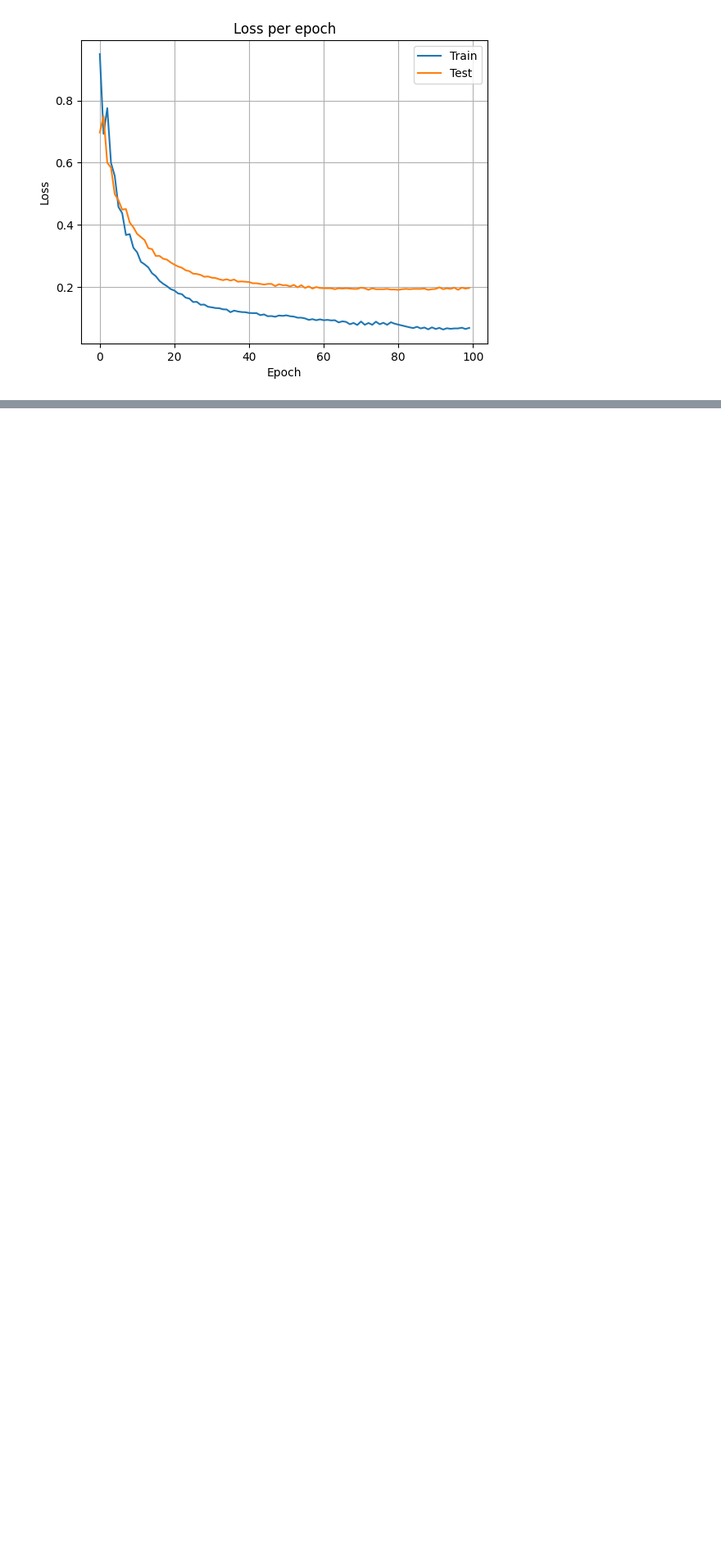
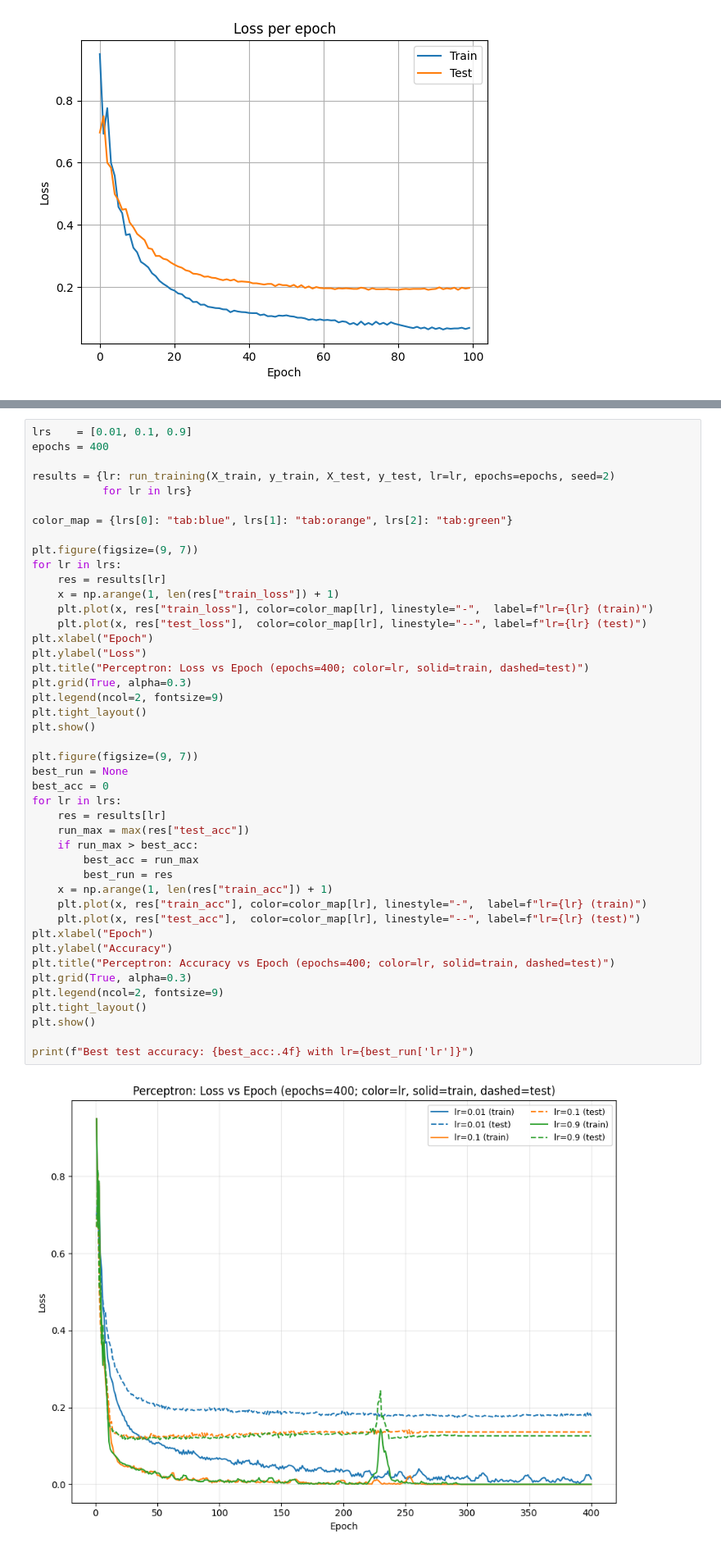
Before and after one commit to RwikKamilya/intro_dl_ass_0, a Jupyter notebook: src/task_2/part_2.ipynb, the cells around one changed output, grey strips where cells are left out. Shown: that part at 82% size. Drawn from its saved outputs; the diff is of its cells as text; blank space fills up the shorter version.

```diff
--- a/src/task_2/part_2.ipynb
+++ b/src/task_2/part_2.ipynb
@@ -120,0 +143,46 @@ plt.show()
+# %%
+lrs    = [0.01, 0.1, 0.9]
+epochs = 400
+
+results = {lr: run_training(X_train, y_train, X_test, y_test, lr=lr, epochs=epochs, seed=2)
+           for lr in lrs}
+
+color_map = {lrs[0]: "tab:blue", lrs[1]: "tab:orange", lrs[2]: "tab:green"}
+
+plt.figure(figsize=(9, 7))
+for lr in lrs:
+    res = results[lr]
+    x = np.arange(1, len(res["train_loss"]) + 1)
+    plt.plot(x, res["train_loss"], color=color_map[lr], linestyle="-",  label=f"lr={lr} (train)")
+    plt.plot(x, res["test_loss"],  color=color_map[lr], linestyle="--", label=f"lr={lr} (test)")
+plt.xlabel("Epoch")
+plt.ylabel("Loss")
+plt.title("Perceptron: Loss vs Epoch (epochs=400; color=lr, solid=train, dashed=test)")
+plt.grid(True, alpha=0.3)
+plt.legend(ncol=2, fontsize=9)
+plt.tight_layout()
+plt.show()
+
+plt.figure(figsize=(9, 7))
+best_run = None
+best_acc = 0
+for lr in lrs:
+    res = results[lr]
+    run_max = max(res["test_acc"])
+    if run_max > best_acc:
+        best_acc = run_max
+        best_run = res
+    x = np.arange(1, len(res["train_acc"]) + 1)
+    plt.plot(x, res["train_acc"], color=color_map[lr], linestyle="-",  label=f"lr={lr} (train)")
+    plt.plot(x, res["test_acc"],  color=color_map[lr], linestyle="--", label=f"lr={lr} (test)")
+plt.xlabel("Epoch")
+plt.ylabel("Accuracy")
+plt.title("Perceptron: Accuracy vs Epoch (epochs=400; color=lr, solid=train, dashed=test)")
+plt.grid(True, alpha=0.3)
+plt.legend(ncol=2, fontsize=9)
+plt.tight_layout()
+plt.show()
+
+print(f"Best test accuracy: {best_acc:.4f} with lr={best_run['lr']}")
+# %% [output]
+[figure, added]
```
Also changed, not shown: parts of 2 cells of this notebook.
